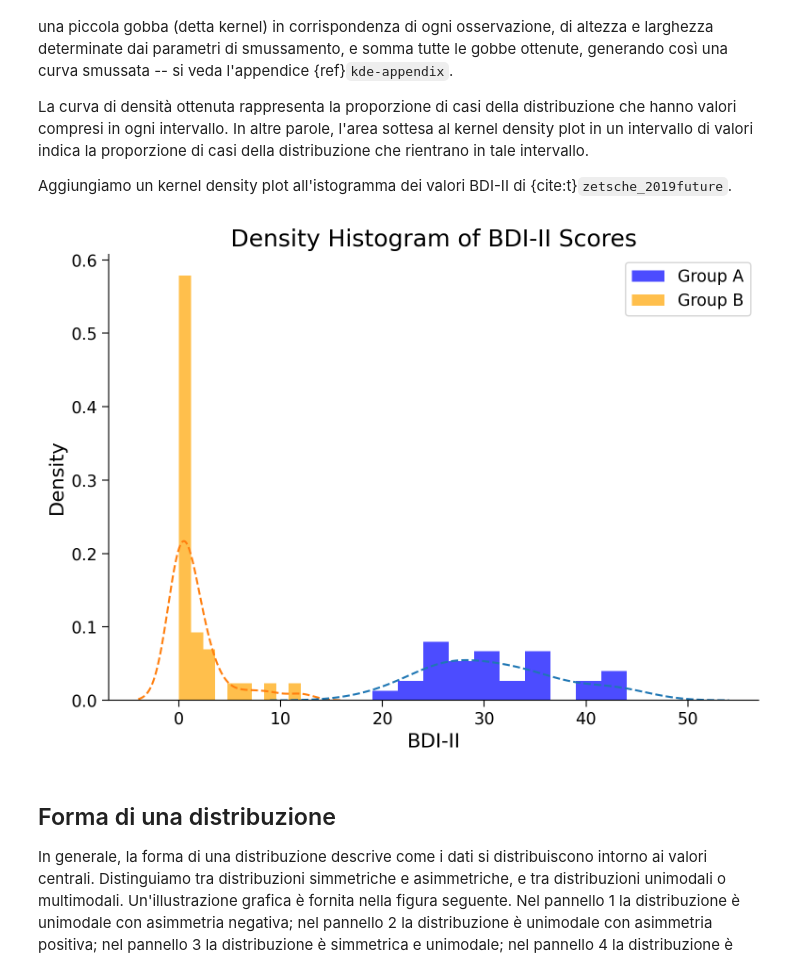
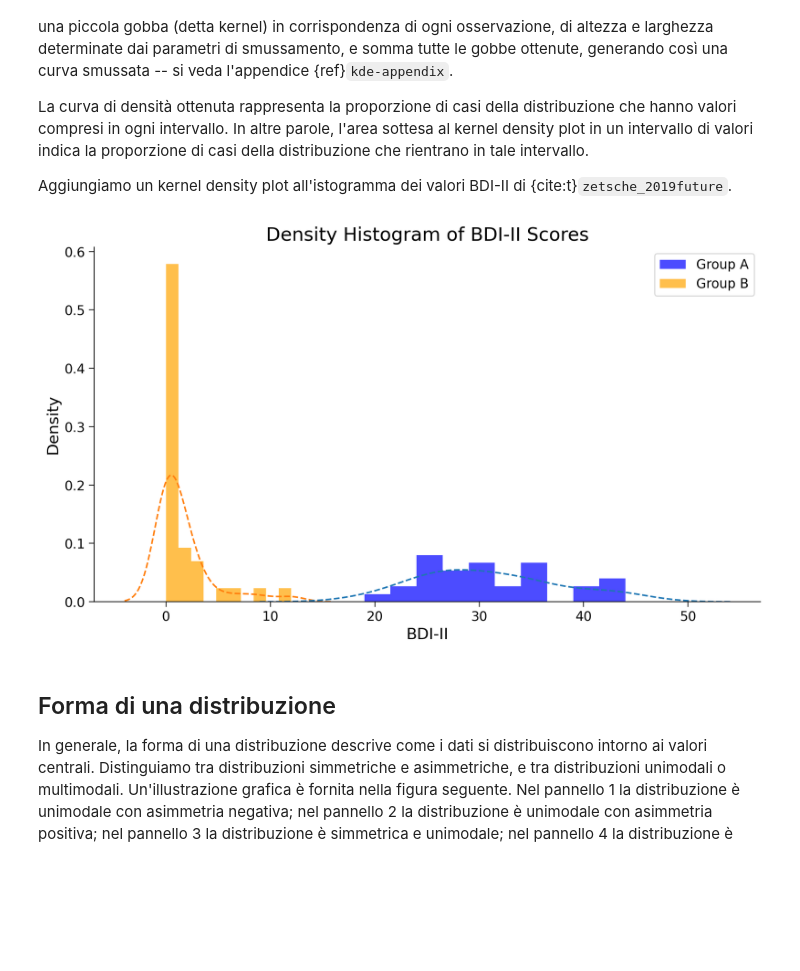
Before and after one commit to ccaudek/ds4psy, a Jupyter notebook: chapter_2/03_freq_distr.ipynb, the cells around one changed output. Saved outputs shown, nothing was run; the diff lists cells and outputs as text; code cells hidden in the pictures; blank space fills up the shorter version.

```diff
--- a/chapter_2/03_freq_distr.ipynb
+++ b/chapter_2/03_freq_distr.ipynb
@@ -401,16 +403,17 @@ La curva di densità ottenuta rappresenta la proporzione di casi della distribuz
 
 Aggiungiamo un kernel density plot all'istogramma dei valori BDI-II di {cite:t}`zetsche_2019future`.
 # %%
+plt.figure(figsize=(10, 6))
 plt.hist(df[df["group"] == "mdd"]["bdi"], density=True, color="blue", label="Group A", alpha=0.7)
 plt.hist(df[df["group"] == "ctl"]["bdi"], density=True, color="orange", label="Group B", alpha=0.7)
 sns.kdeplot(data=df, x="bdi", hue="group", common_norm=False, linestyle='dashed')
 plt.xlabel("BDI-II")
 plt.ylabel("Density")
 plt.title("Density Histogram of BDI-II Scores")
 plt.legend()
 plt.show();
 # %% [output]
-[figure, old version]
+[figure, new version]
 # %% [markdown]
 ## Forma di una distribuzione
 
```
Also changed, not shown: parts of 11 cells of this notebook, 14 other files.
